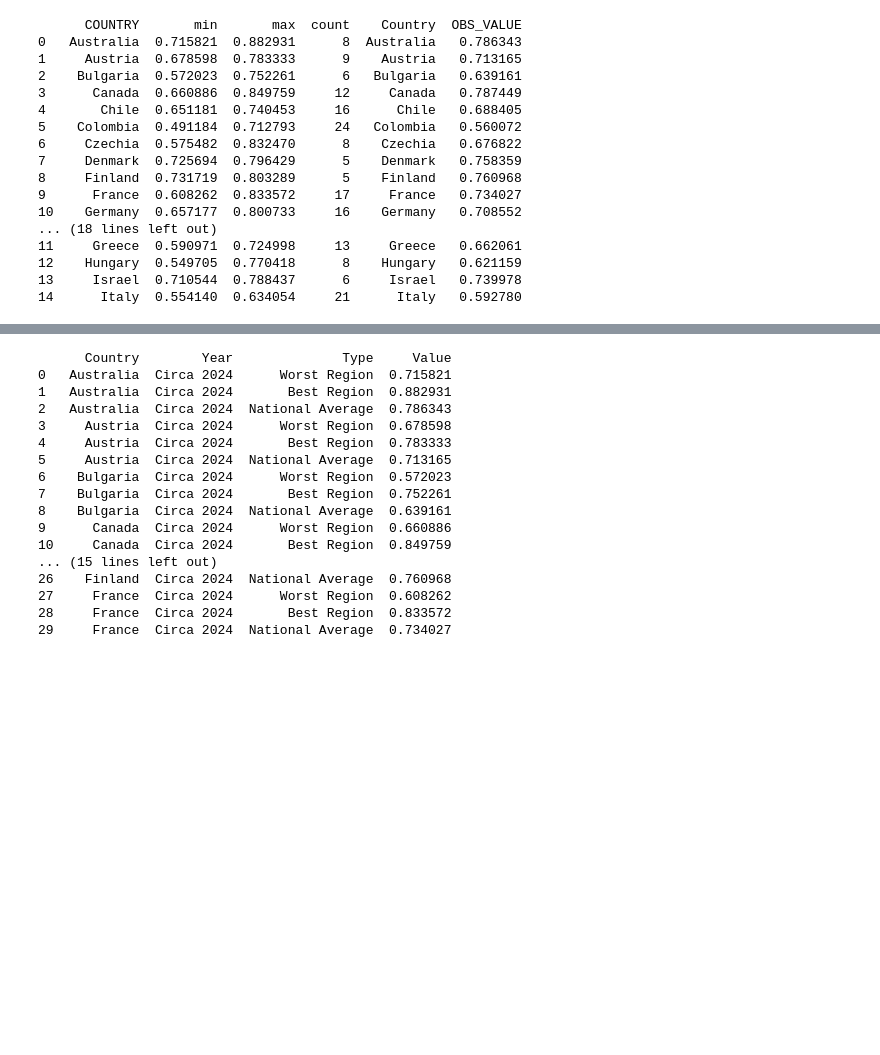
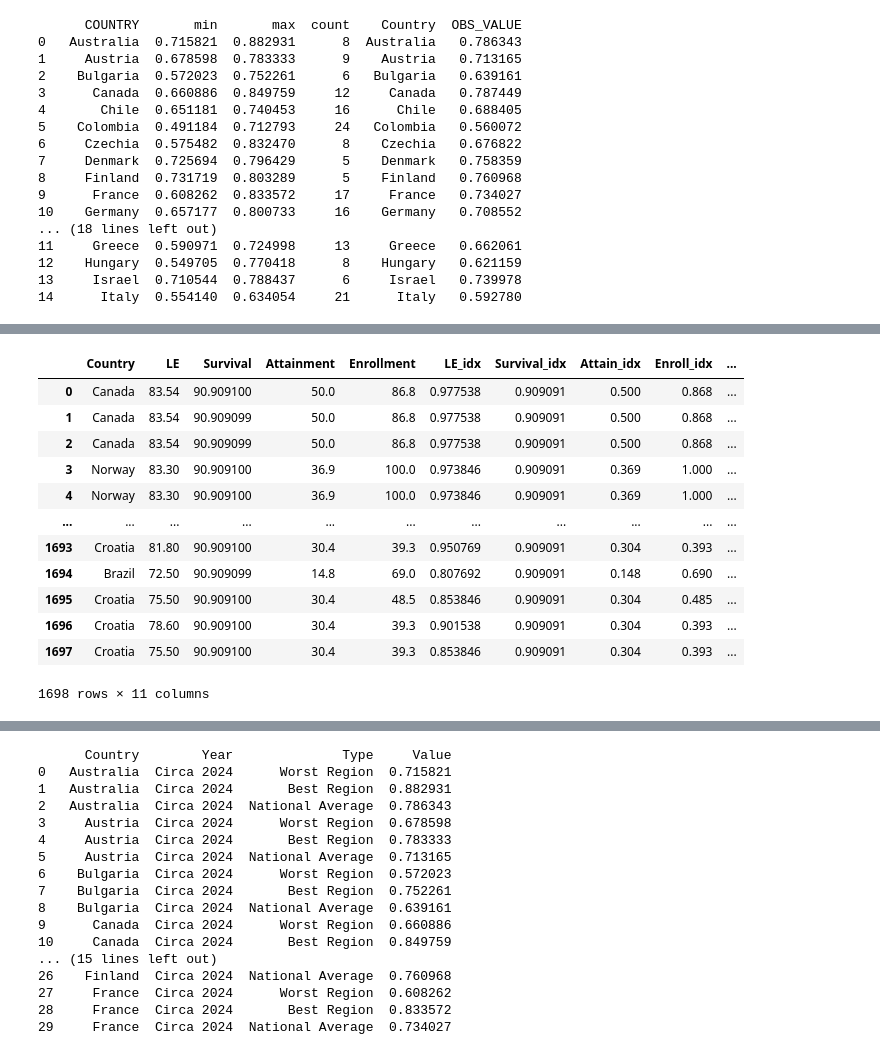
Before and after one commit to AngelaLop/capp30239, a Jupyter notebook: static_visualization_project/analysis/visualizations.ipynb, the cells around one changed output, grey strips where cells are left out. Drawn from its saved outputs; the diff is of its cells as text; code cells hidden in the pictures; blank space fills up the shorter version.

```diff
--- a/static_visualization_project/analysis/visualizations.ipynb
+++ b/static_visualization_project/analysis/visualizations.ipynb
@@ -916,3 +812,24 @@ chart
+# %%
+combined = pd.read_csv("C:\\Users\\lopez\\github\\capp30239\\static_visualization_project\\data\\HCI_2010_2024.csv")
+# %%
+combined.rename(columns={'HCI_composite': 'OBS_VALUE'}, inplace=True)
+combined.rename(columns={'Reference area': 'Country'}, inplace=True)
+# %%
+combined
+# %% [output]
+|  | Country | LE | Survival | Attainment | Enrollment | LE_idx | Survival_idx | Attain_idx | Enroll_idx | ... |
+| 0 | Canada | 83.54 | 90.909100 | 50.0 | 86.8 | 0.977538 | 0.909091 | 0.500 | 0.868 | ... |
+| 1 | Canada | 83.54 | 90.909099 | 50.0 | 86.8 | 0.977538 | 0.909091 | 0.500 | 0.868 | ... |
+| 2 | Canada | 83.54 | 90.909099 | 50.0 | 86.8 | 0.977538 | 0.909091 | 0.500 | 0.868 | ... |
+| 3 | Norway | 83.30 | 90.909100 | 36.9 | 100.0 | 0.973846 | 0.909091 | 0.369 | 1.000 | ... |
+| 4 | Norway | 83.30 | 90.909100 | 36.9 | 100.0 | 0.973846 | 0.909091 | 0.369 | 1.000 | ... |
+| ... | ... | ... | ... | ... | ... | ... | ... | ... | ... | ... |
+| 1693 | Croatia | 81.80 | 90.909100 | 30.4 | 39.3 | 0.950769 | 0.909091 | 0.304 | 0.393 | ... |
+| 1694 | Brazil | 72.50 | 90.909099 | 14.8 | 69.0 | 0.807692 | 0.909091 | 0.148 | 0.690 | ... |
+| 1695 | Croatia | 75.50 | 90.909100 | 30.4 | 48.5 | 0.853846 | 0.909091 | 0.304 | 0.485 | ... |
+| 1696 | Croatia | 78.60 | 90.909100 | 30.4 | 39.3 | 0.901538 | 0.909091 | 0.304 | 0.393 | ... |
+| 1697 | Croatia | 75.50 | 90.909100 | 30.4 | 39.3 | 0.853846 | 0.909091 | 0.304 | 0.393 | ... |
+1698 rows × 11 columns
 # %%
 import altair as alt
 alt.data_transformers.disable_max_rows()
```
Also changed, not shown: parts of 13 cells of this notebook, 2 other files.
